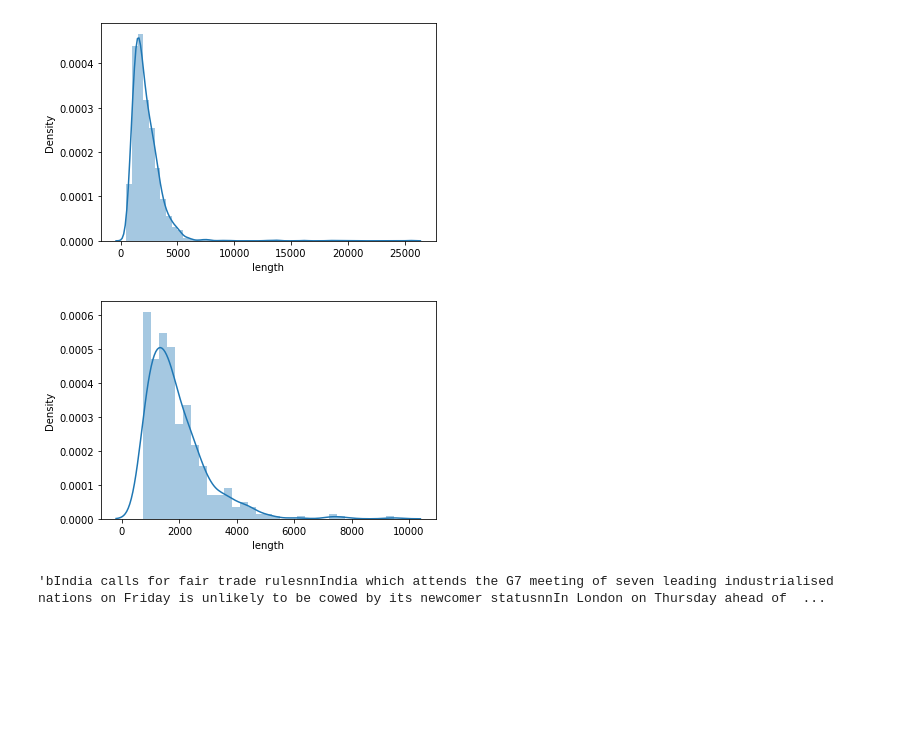
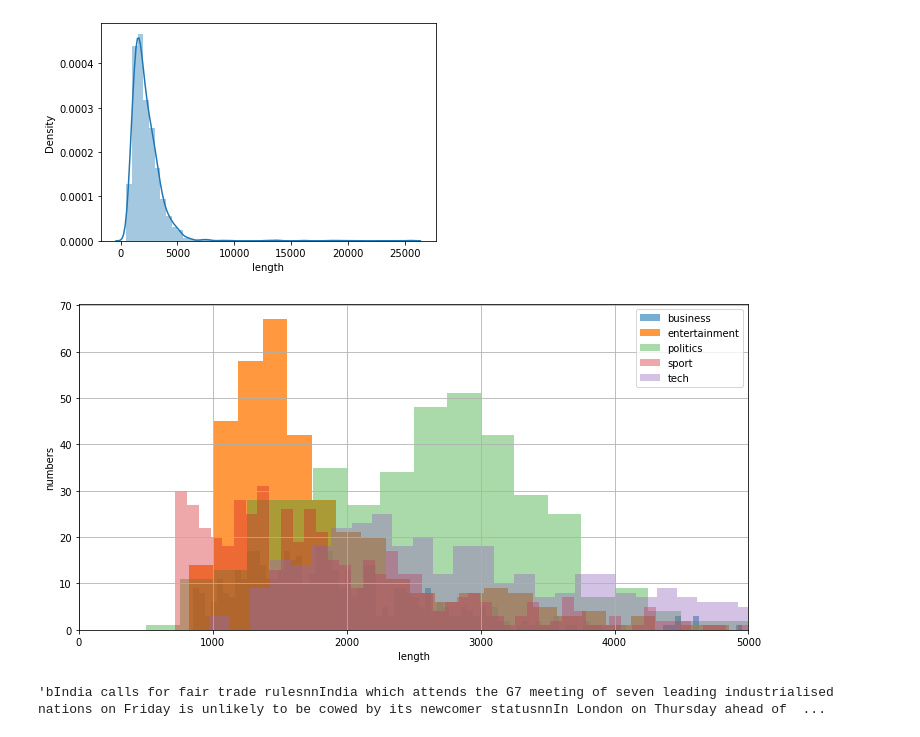
Before and after one commit to soumyajt1991/Topic-Modeling-on-News-Articles, a Jupyter notebook: Soumyajit_Das_Team_3_Topic_Modeling_on_News_Articles_Capstone_Project_3.ipynb, the cells around one changed output. Cells and saved outputs as stored; diff of their text form; code cells hidden in the pictures; blank space fills up the shorter version.

```diff
--- a/Soumyajit_Das_Team_3_Topic_Modeling_on_News_Articles_Capstone_Project_3.ipynb
+++ b/Soumyajit_Das_Team_3_Topic_Modeling_on_News_Articles_Capstone_Project_3.ipynb
@@ -148,10 +148,3 @@ sns.distplot(bbc1['length'])
 plt.show()
 # %% [output]
 [figure]
-# %%
-# distplot
-bbc1_sport=bbc1[bbc1.topics=='sport']
-sns.distplot(bbc1_sport['length'])
-plt.show()
-# %% [output]
-[figure, removed]
@@ -158,3 +157,20 @@ plt.show()
+# %%
+import matplotlib
+matplotlib.rcParams['figure.figsize'] = (12.0, 6.0)
+bins = 100
+plt.hist(bbc1_business['length'], alpha = 0.6, bins=bins, label='business')
+plt.hist(bbc1_entertainment['length'], alpha = 0.8, bins=bins, label='entertainment')
+plt.hist(bbc1_politics['length'], alpha = 0.4, bins=bins, label='politics')
+plt.hist(bbc1_sport['length'], alpha = 0.4, bins=bins, label='sport')
+plt.hist(bbc1_tech['length'], alpha = 0.4, bins=bins, label='tech')
+plt.xlabel('length')
+plt.ylabel('numbers')
+plt.legend(loc='upper right')
+plt.xlim(0,5000)
+plt.grid()
+plt.show()
+# %% [output]
+[figure, added]
 # %%
 bbc1['news'] = bbc1['news'].astype('str')
 # %%
```
Also changed, not shown: parts of 45 cells of this notebook.
